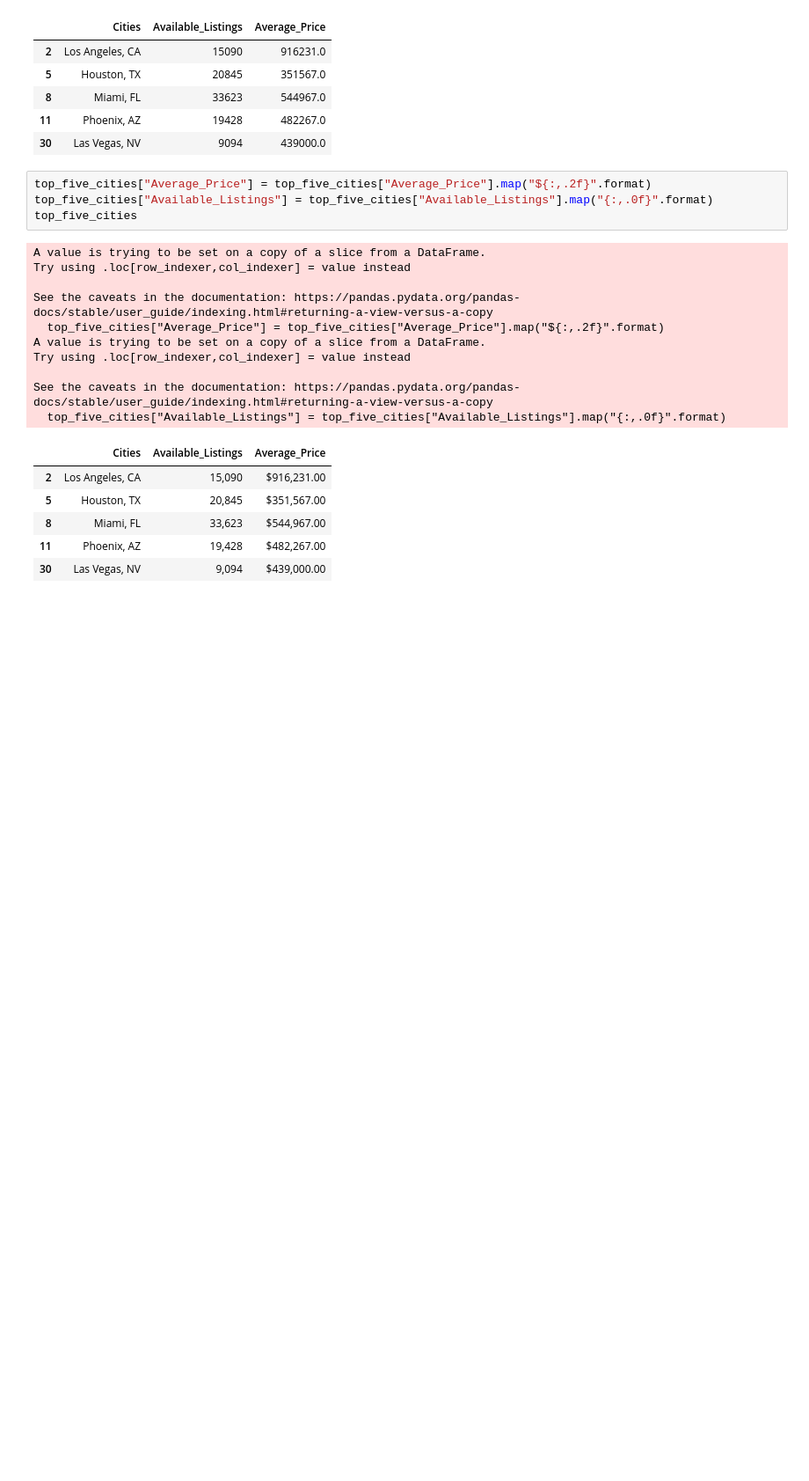
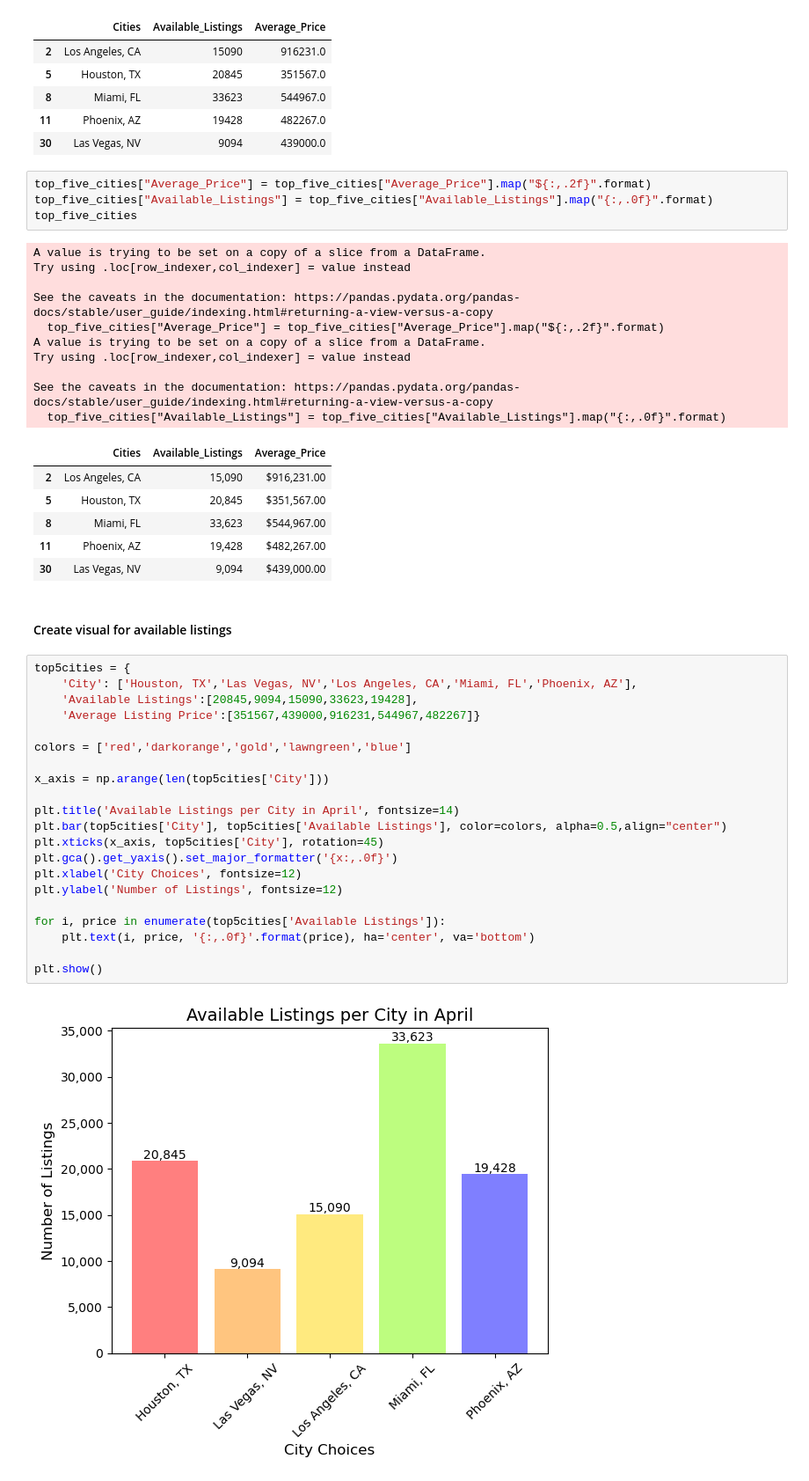
Before and after one commit to Growlman/Group-Project-One, a Jupyter notebook: ListingsandAverPrices.ipynb, the cells around one changed output. Shown at 88% size. Cells and saved outputs as stored; diff of their text form; blank space fills up the shorter version.

```diff
--- a/ListingsandAverPrices.ipynb
+++ b/ListingsandAverPrices.ipynb
@@ -142,3 +160,28 @@ See the caveats in the documentation: https://pandas.pydata.org/pandas-docs/stab
 | 8 | Miami, FL | 33,623 | $544,967.00 |
 | 11 | Phoenix, AZ | 19,428 | $482,267.00 |
 | 30 | Las Vegas, NV | 9,094 | $439,000.00 |
+# %% [markdown]
+#### Create visual for available listings
+# %%
+top5cities = {
+    'City': ['Houston, TX','Las Vegas, NV','Los Angeles, CA','Miami, FL','Phoenix, AZ'],
+    'Available Listings':[20845,9094,15090,33623,19428],
+    'Average Listing Price':[351567,439000,916231,544967,482267]}
+
+colors = ['red','darkorange','gold','lawngreen','blue']
+
+x_axis = np.arange(len(top5cities['City']))
+
+plt.title('Available Listings per City in April', fontsize=14)
+plt.bar(top5cities['City'], top5cities['Available Listings'], color=colors, alpha=0.5,align="center")
+plt.xticks(x_axis, top5cities['City'], rotation=45)
+plt.gca().get_yaxis().set_major_formatter('{x:,.0f}')
+plt.xlabel('City Choices', fontsize=12)
+plt.ylabel('Number of Listings', fontsize=12)
+
+for i, price in enumerate(top5cities['Available Listings']):
+    plt.text(i, price, '{:,.0f}'.format(price), ha='center', va='bottom')
+
+plt.show()
+# %% [output]
+[figure, added]
```
Also changed, not shown: parts of 13 cells of this notebook.
